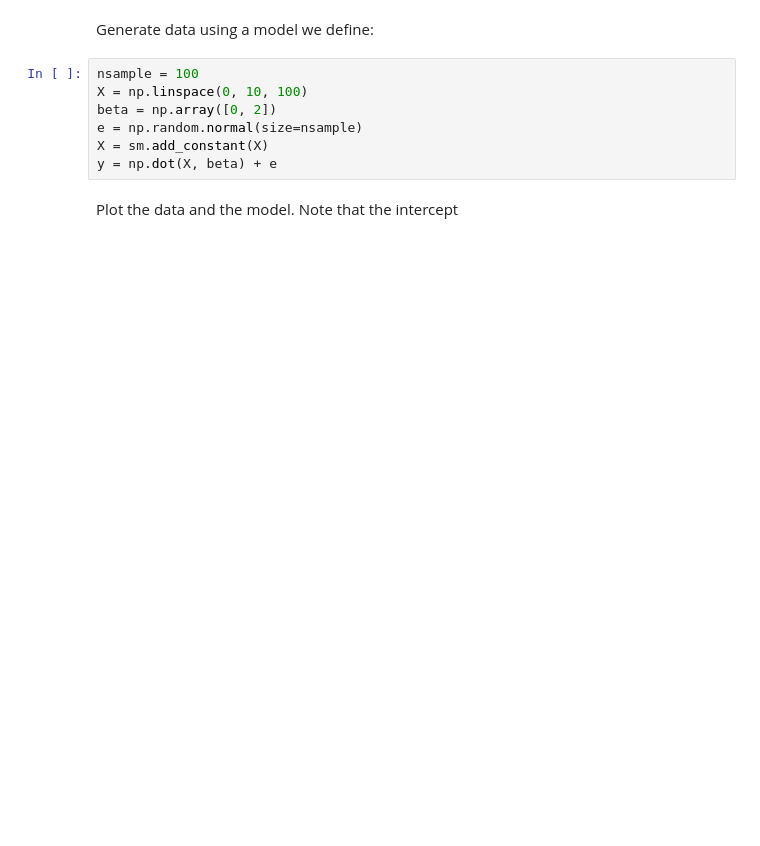
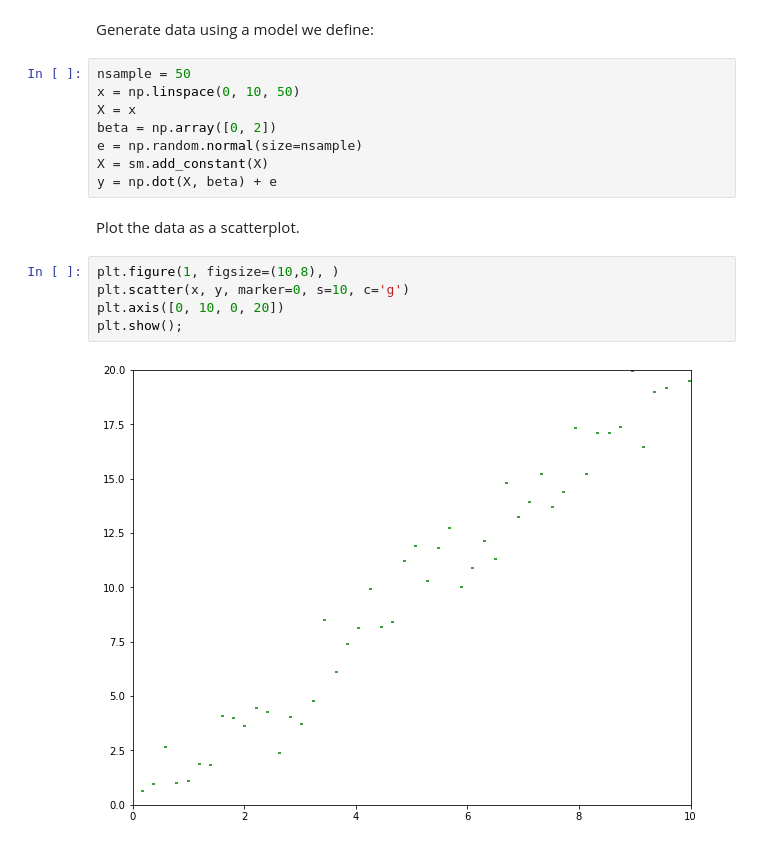
Before and after one commit to ual/hedonic-models, a Jupyter notebook: sales-hedonic.ipynb, the cells around one changed output. Drawn from its saved outputs; the diff is of its cells as text; blank space fills up the shorter version.

```diff
--- a/sales-hedonic.ipynb
+++ b/sales-hedonic.ipynb
@@ -12,11 +48,19 @@ from scipy.stats import pearsonr, ttest_rel
 # %% [markdown]
 Generate data using a model we define:
 # %%
-nsample = 100
-X = np.linspace(0, 10, 100)
+nsample = 50
+x = np.linspace(0, 10, 50)
+X = x
 beta = np.array([0, 2])
 e = np.random.normal(size=nsample)
 X = sm.add_constant(X)
 y = np.dot(X, beta) + e
-# %% [markdown]
-Plot the data and the model.  Note that the intercept
+# %% [markdown]
+Plot the data as a scatterplot.
+# %%
+plt.figure(1, figsize=(10,8), )
+plt.scatter(x, y, marker=0, s=10, c='g')
+plt.axis([0, 10, 0, 20])
+plt.show();
+# %% [output]
+[figure, added]
```
Also changed, not shown: parts of 84 cells of this notebook, 1 other file.
